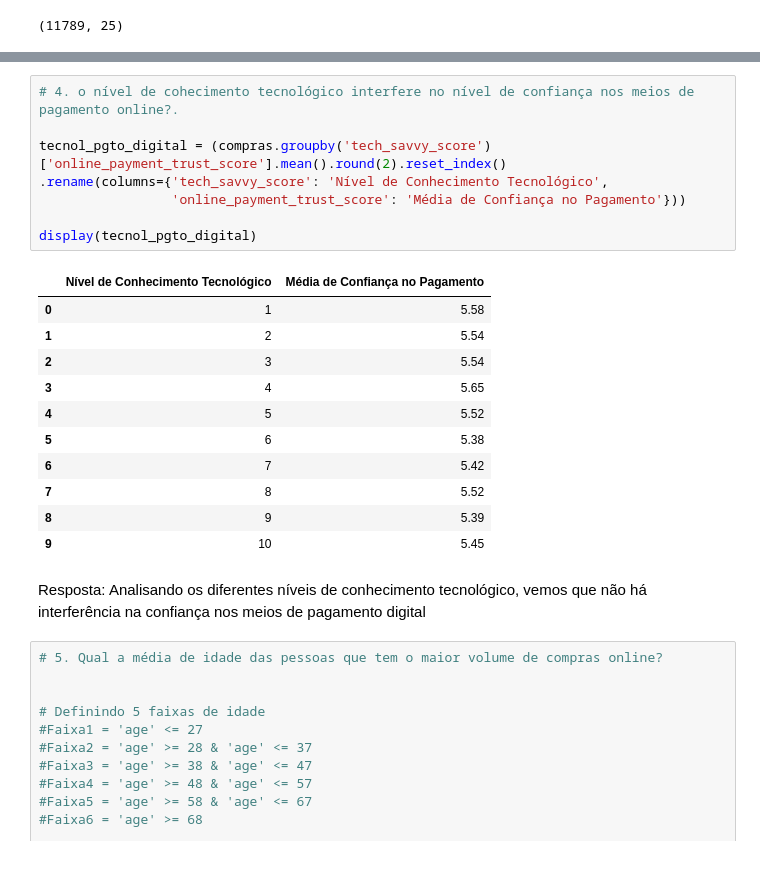
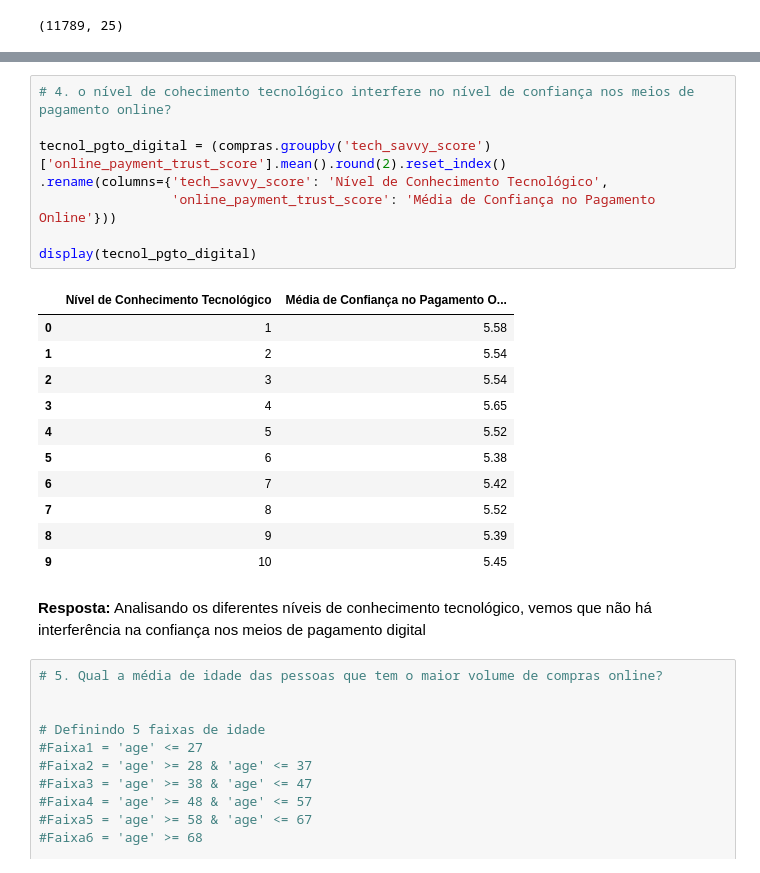
Before and after one commit to Tianeto/projeto_final_tec_prog, a Jupyter notebook: projeto_analise_compras.ipynb, the cells around one changed output, grey strips where cells are left out. Saved outputs shown, nothing was run; the diff lists cells and outputs as text.

```diff
--- a/projeto_analise_compras.ipynb
+++ b/projeto_analise_compras.ipynb
@@ -188,13 +209,13 @@ Resposta: Não foi verificada relação entre o tempo que a pessoa navega na int
 # %%
-# 4. o nível de cohecimento tecnológico interfere no nível de confiança nos meios de pagamento online?.
+# 4. o nível de cohecimento tecnológico interfere no nível de confiança nos meios de pagamento online?
 
 tecnol_pgto_digital = (compras.groupby('tech_savvy_score')['online_payment_trust_score'].mean().round(2).reset_index()
 .rename(columns={'tech_savvy_score': 'Nível de Conhecimento Tecnológico',
-                 'online_payment_trust_score': 'Média de Confiança no Pagamento'}))
+                 'online_payment_trust_score': 'Média de Confiança no Pagamento Online'}))
 
 display(tecnol_pgto_digital)
 # %% [output]
-|  | Nível de Conhecimento Tecnológico | Média de Confiança no Pagamento |
+|  | Nível de Conhecimento Tecnológico | Média de Confiança no Pagamento O... |
 | 0 | 1 | 5.58 |
 | 1 | 2 | 5.54 |
 | 2 | 3 | 5.54 |
@@ -206,7 +227,7 @@ display(tecnol_pgto_digital)
 | 8 | 9 | 5.39 |
 | 9 | 10 | 5.45 |
 # %% [markdown]
-Resposta: Analisando os diferentes níveis de conhecimento tecnológico, vemos que não há interferência na confiança nos meios de pagamento digital
+**Resposta:** Analisando os diferentes níveis de conhecimento tecnológico, vemos que não há interferência na confiança nos meios de pagamento digital
 # %%
 # 5. Qual a média de idade das pessoas que tem o maior volume de compras online?
 
```
Also changed, not shown: parts of 31 cells of this notebook.
